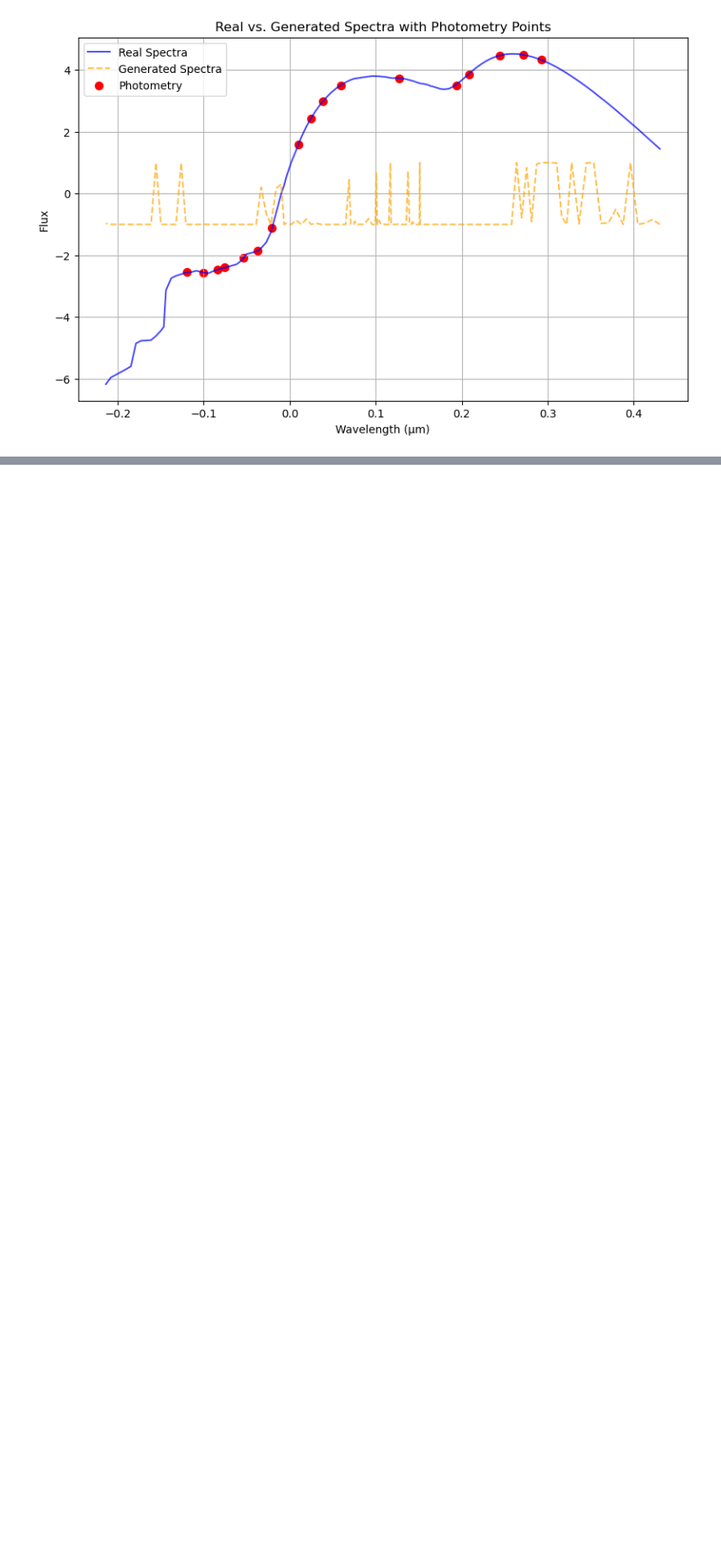
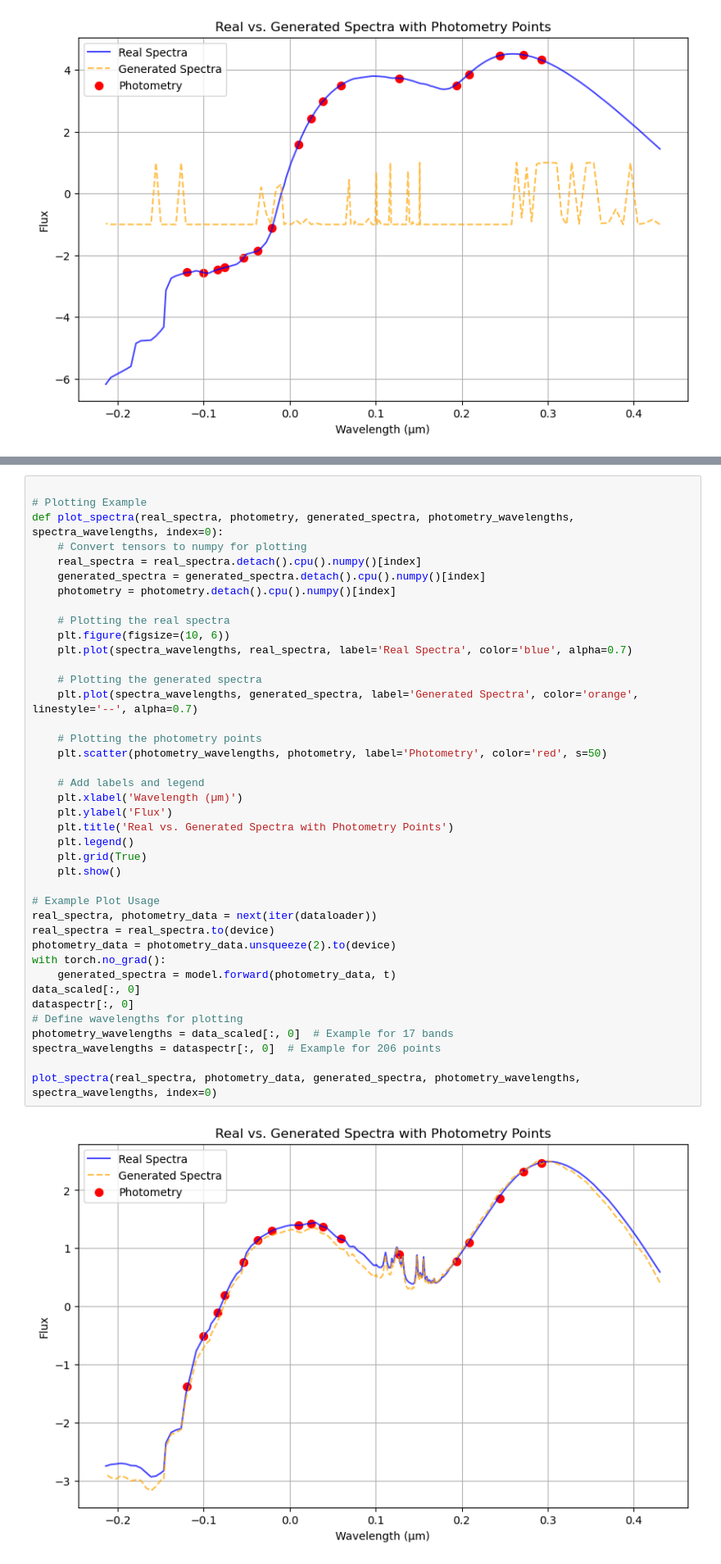
Before and after one commit to VasileiosKottas/AstroInformatics, a Jupyter notebook: DIFFUSION_MODELS/NeurlIPS Dif/test.ipynb, the cells around one changed output, grey strips where cells are left out. Shown: that part at 82% size. Cells and saved outputs as stored; diff of their text form; blank space fills up the shorter version.

```diff
--- a/DIFFUSION_MODELS/NeurlIPS Dif/test.ipynb
+++ b/DIFFUSION_MODELS/NeurlIPS Dif/test.ipynb
@@ -261,0 +447,42 @@ plot_spectra(real_spectra, photometry_data, generated_spectra, photometry_wavele
+# %%
+
+# Plotting Example
+def plot_spectra(real_spectra, photometry, generated_spectra, photometry_wavelengths, spectra_wavelengths, index=0):
+    # Convert tensors to numpy for plotting
+    real_spectra = real_spectra.detach().cpu().numpy()[index]
+    generated_spectra = generated_spectra.detach().cpu().numpy()[index]
+    photometry = photometry.detach().cpu().numpy()[index]
+
+    # Plotting the real spectra
+    plt.figure(figsize=(10, 6))
+    plt.plot(spectra_wavelengths, real_spectra, label='Real Spectra', color='blue', alpha=0.7)
+
+    # Plotting the generated spectra
+    plt.plot(spectra_wavelengths, generated_spectra, label='Generated Spectra', color='orange', linestyle='--', alpha=0.7)
+
+    # Plotting the photometry points
+    plt.scatter(photometry_wavelengths, photometry, label='Photometry', color='red', s=50)
+
+    # Add labels and legend
+    plt.xlabel('Wavelength (µm)')
+    plt.ylabel('Flux')
+    plt.title('Real vs. Generated Spectra with Photometry Points')
+    plt.legend()
+    plt.grid(True)
+    plt.show()
+
+# Example Plot Usage
+real_spectra, photometry_data = next(iter(dataloader))
+real_spectra = real_spectra.to(device)
+photometry_data = photometry_data.unsqueeze(2).to(device)
+with torch.no_grad():
+    generated_spectra = model.forward(photometry_data, t)
+data_scaled[:, 0]
+dataspectr[:, 0]
+# Define wavelengths for plotting
+photometry_wavelengths = data_scaled[:, 0]  # Example for 17 bands
+spectra_wavelengths = dataspectr[:, 0]  # Example for 206 points
+
+plot_spectra(real_spectra, photometry_data, generated_spectra, photometry_wavelengths, spectra_wavelengths, index=0)
+# %% [output]
+[figure, added]
```
Also changed, not shown: parts of 1 cell of this notebook.
